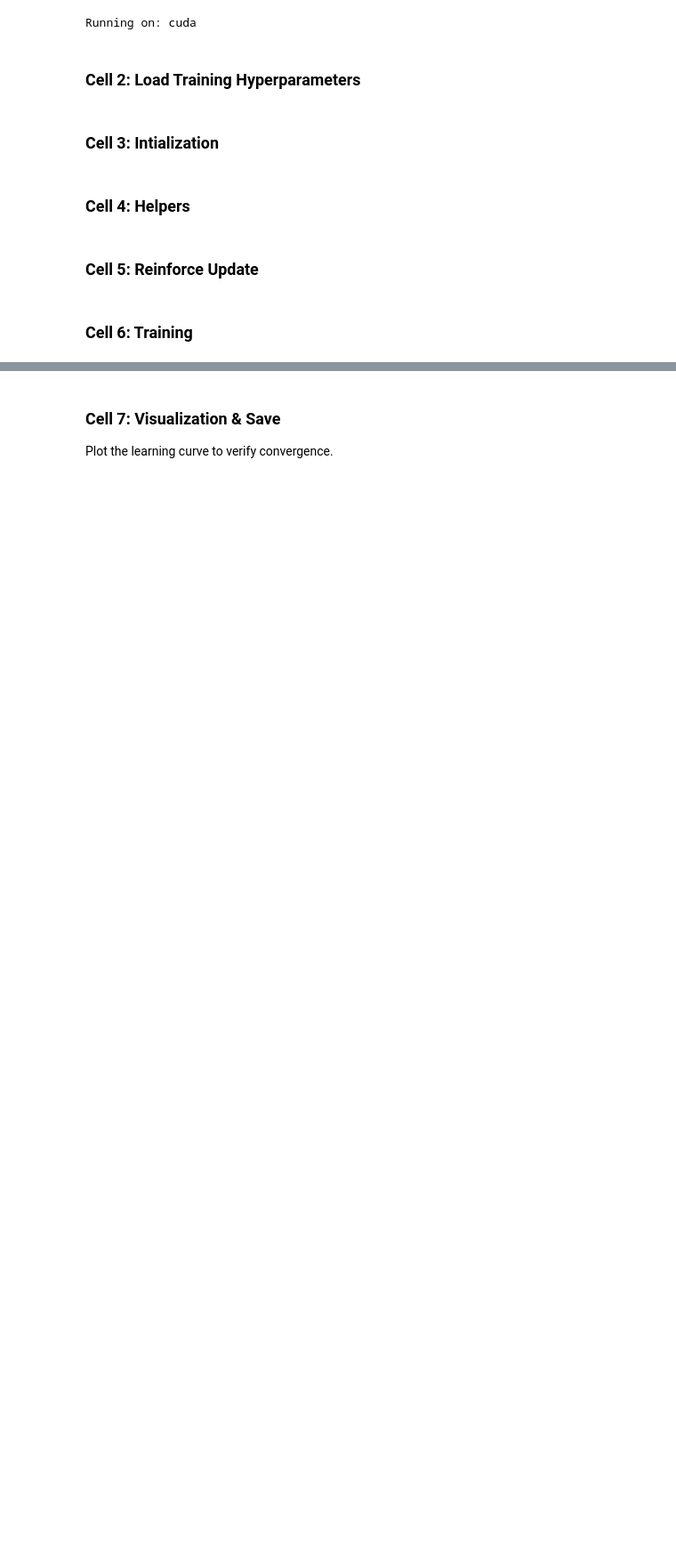
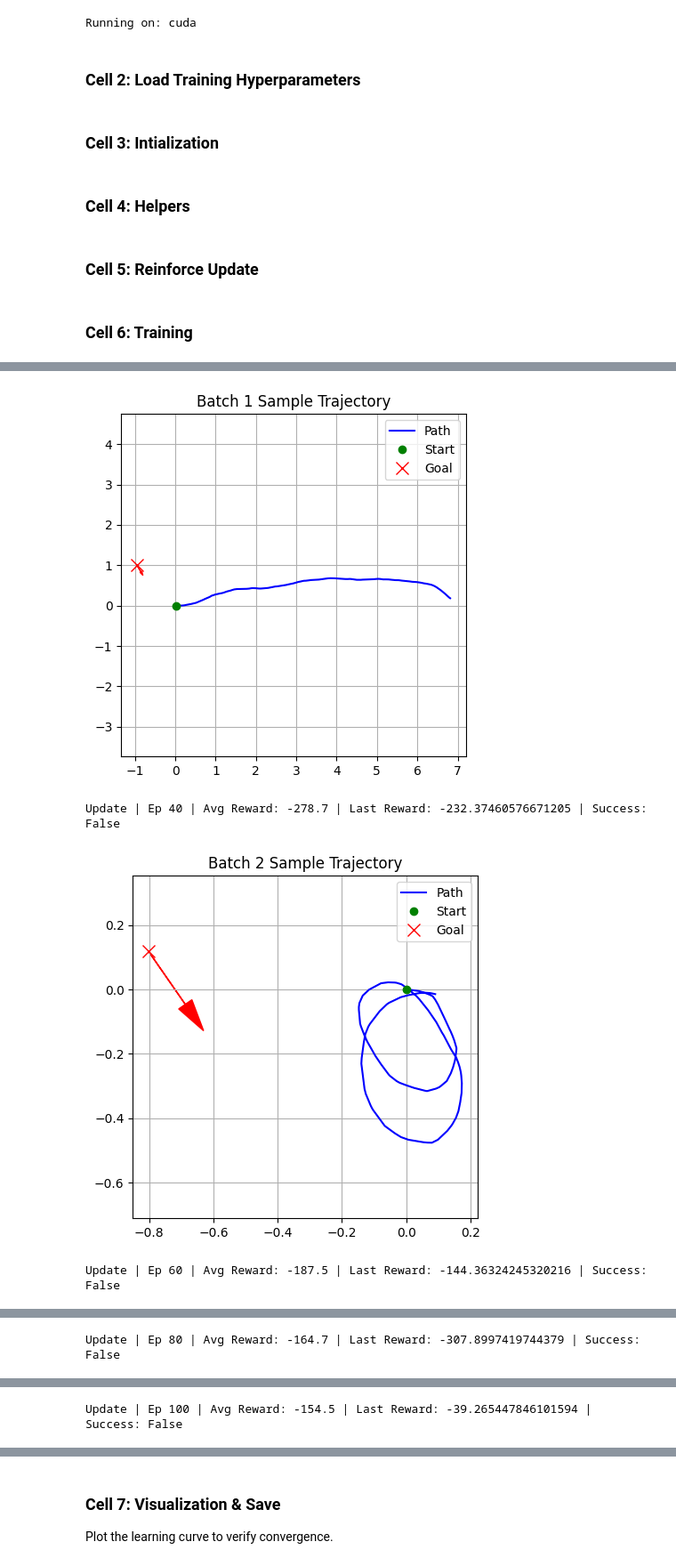
Before and after one commit to orc-podavini-grisenti/final_assignment, a Jupyter notebook: training/navigation.ipynb, the cells around one changed output, grey strips where cells are left out. Shown at 89% size. Drawn from its saved outputs; the diff is of its cells as text; code cells hidden in the pictures; blank space fills up the shorter version.

Commit message:
fix: algorithm adaptations (to test)

```diff
--- a/training/navigation.ipynb
+++ b/training/navigation.ipynb
@@ -65,26 +65,27 @@ Running on: cuda
 ### Cell 2: Load Training Hyperparameters
 # %%
 # --- REWARD WEIGHTS (Tweakable) ---
-W_GOAL_PROGRESS = 10.0   # Scale for progress reward
-W_ALIGNMENT = 10.0
+W_GOAL_PROGRESS = 500.0   # Scale for progress reward
+W_ALIGNMENT = 5.0
 W_SMOOTHNESS = 0.8
 W_OBSTACLE_DIST = 0.1
+W_DISTANCE_PENALTY = 0.1
 
-REWARD_GOAL = 500.0      # Success bonus
+REWARD_GOAL = 1000.0      # Success bonus
 REWARD_COLLISION = -500.0 # Failure penalty
 REWARD_MAX_STEPS = -100.0 # Time-out penalty
 
 # --- PPO SETTINGS ---
 MAX_EPISODES = 2000
-MAX_STEPS = 500
-BATCH_SIZE = 5           # Episodes per update batch
+MAX_STEPS = 250
+BATCH_SIZE = 20           # Episodes per update batch
 PPO_EPOCHS = 10          # Optimization steps per batch
 GAMMA = 0.99             # Discount factor
 GAE_LAMBDA = 0.95        # Advantage smoothing
 CLIP_EPSILON = 0.2       # PPO clipping range
 LR_ACTOR = 3e-4
 LR_CRITIC = 1e-3
-ENTROPY_COEF = 0.01      # Bonus for maintaining exploration
+ENTROPY_COEF = 0.001      # Bonus for maintaining exploration
 # %% [markdown]
 ### Cell 3: Intialization
 # %%
@@ -102,13 +103,13 @@ env = UnicycleEnv(reward_weights=reward_cfg)
 
 # 3. Extract Dimensions
 # obs_dim = 3 (rho, alpha, d_theta) + n_rays
-n_rays = env.obs_cfg.get('n_rays', 20)
+n_rays = env.rob_cfg.get('lidar_rays', 20)
 obs_dim = 3 + n_rays
 action_dim = 2
 
 # 4. Initialize Agent, Normalizer, and Optimizers
-agent = NavAgent(obs_dim, action_dim, hidden_dim=256, device=device)
-obs_normalizer = ObservationNormalizer(max_dist=5.0, lidar_range=env.obs_cfg['lidar_range'])
+agent = NavAgent(obs_dim, action_dim, hidden_dim=512, device=device)
+obs_normalizer = ObservationNormalizer(max_dist=5.0, lidar_range=env.rob_cfg['lidar_range'])
 
 optimizer = optim.Adam([
     {'params': agent.actor.parameters(), 'lr': LR_ACTOR},
@@ -179,50 +233,49 @@ buffer = PPOBuffer()
 # %% [markdown]
 ### Cell 6: Training
 # %%
-print("Starting Autonomous Navigation Training...")
+# --- Training Loop Configuration ---
+# Use hyperparameters from the MuJoCo benchmark (Table 3) where applicable [cite: 326]
+BATCH_SIZE = 20  # Number of episodes before an update
+MAX_STEPS = 250  # Horizon T per episode
 
 for episode in range(1, MAX_EPISODES + 1):
     state, _ = env.reset()
     ep_reward = 0
     trajectory = []
+    goal_pose = env.goal
 
     for t in range(MAX_STEPS):
-        # 1. Normalize observation and get Action/Value
+        # 1. Normalize observation (PPO is sensitive to input scaling)
         n_state = obs_normalizer.normalize(state)
+
+        # 2. Get Action, Log Prob, and Value (Value needed for Advantage) [cite: 31, 141]
         action, log_prob, val, _ = agent.get_action(n_state)
 
-        # 2. Step Environment
+        # 3. Step Environment
         next_state, env_reward, terminated, truncated, info = env.step(action)
 
-        # 3. Handle Terminal Rewards
-        step_reward = env_reward
-        if info['collision']: step_reward += REWARD_COLLISION
-        elif info['is_success']: step_reward += REWARD_GOAL
+        # 4. Handle Terminal Flags
+        # Collision and Success are handled by NavigationReward, but the paper
+        # structures training in fixed-length segments [cite: 138]
+        done = terminated or truncated
 
-        # 4. Store transition and record trajectory for preview
-        buffer.store(n_state, action, log_prob, step_reward, val, terminated)
+        # 5. Store in Buffer
+        # We store n_state (obs), action, log_prob, reward, and value [cite: 141]
+        buffer.store(n_state, action, log_prob, env_reward, val, terminated)
+
         state = next_state
-        ep_reward += step_reward
+        ep_reward += env_reward
         trajectory.append(env.state.copy())
 
-        if terminated or truncated:
+        if done:
             break
 
     reward_history.append(ep_reward)
 
-    # 5. Batch Update and UI Preview
+    # 6. Optimization Update (Algorithm 1)
+    # Perform K epochs of SGD on the collected minibatches [cite: 141]
     if episode % BATCH_SIZE == 0:
-        update_ppo(agent, optimizer, buffer)
-
-        # Pass the last trajectory of the batch to the environment for rendering
-        env.set_render_trajectory(trajectory)
+        update_ppo(agent, optimizer, buffer)  # Uses the logic we defined earlier
         avg_r = np.mean(reward_history[-BATCH_SIZE:])
         print(f"Update | Ep {episode} | Avg Reward: {avg_r:.1f} | Success: {info['is_success']}")
-
-    # Checkpoint to Google Drive
-    if episode % 100 == 0:
-        save_path = f"{drive_path}/agent_ep{episode}.pth"
-        torch.save(agent.state_dict(), save_path)
-
-print("Training Complete.")
 # %% [output]
@@ -245,0 +284,4 @@ Training Complete.
+[figure, added]
+Update | Ep 40 | Avg Reward: -278.7 | Last Reward: -232.37460576671205 | Success: False
+[figure, added]
+Update | Ep 60 | Avg Reward: -187.5 | Last Reward: -144.36324245320216 | Success: False
@@ -245,0 +289 @@ Training Complete.
+Update | Ep 80 | Avg Reward: -164.7 | Last Reward: -307.8997419744379 | Success: False
@@ -245,0 +291 @@ Training Complete.
+Update | Ep 100 | Avg Reward: -154.5 | Last Reward: -39.265447846101594 | Success: False
```
Also changed, not shown: parts of 4 cells of this notebook, 4 other files.
